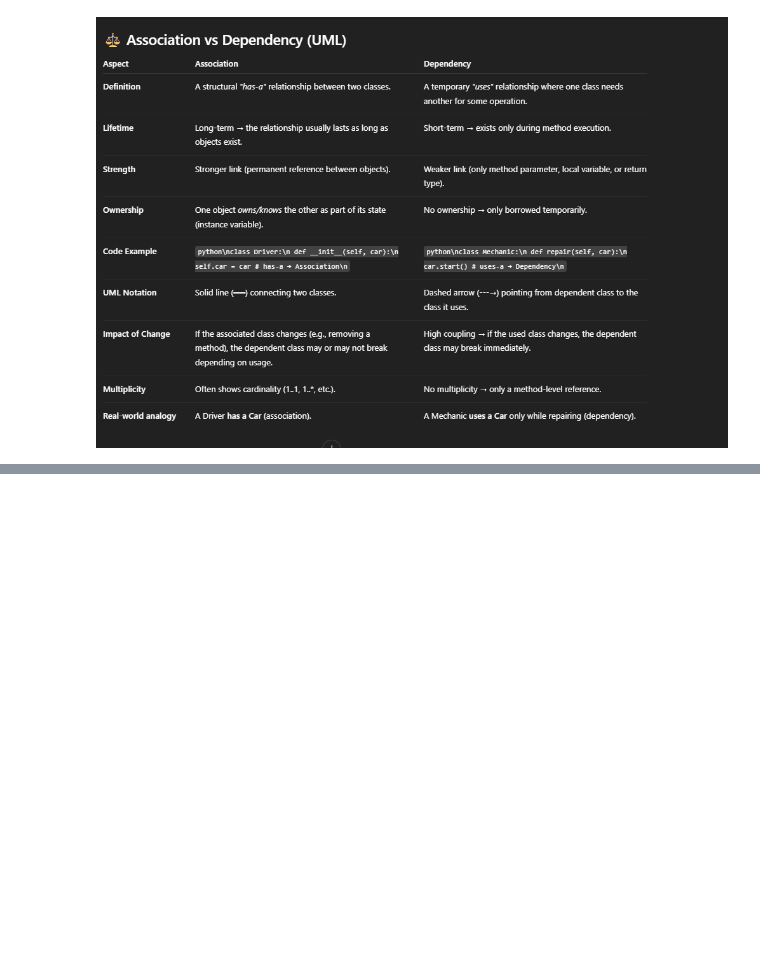
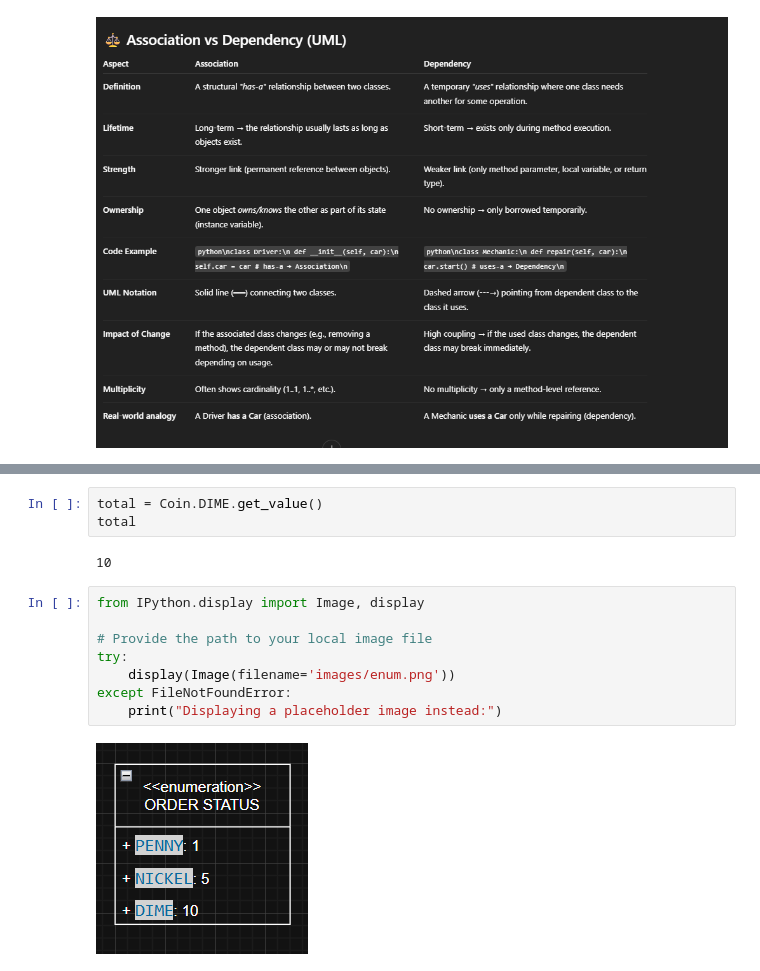
Before and after one commit to Shanmukh15501/DSA, a Jupyter notebook: object_oriented_programming.ipynb, the cells around one changed output, grey strips where cells are left out. Drawn from its saved outputs; the diff is of its cells as text; blank space fills up the shorter version.

```diff
--- a/object_oriented_programming.ipynb
+++ b/object_oriented_programming.ipynb
@@ -482,0 +500,15 @@ except FileNotFoundError:
+# %%
+total = Coin.DIME.get_value()
+total
+# %% [output]
+10
+# %%
+from IPython.display import Image, display
+
+# Provide the path to your local image file
+try:
+    display(Image(filename='images/enum.png'))
+except FileNotFoundError:
+    print("Displaying a placeholder image instead:")
+# %% [output]
+[figure, added]
```
Also changed, not shown: parts of 2 cells of this notebook, 4 other files.
